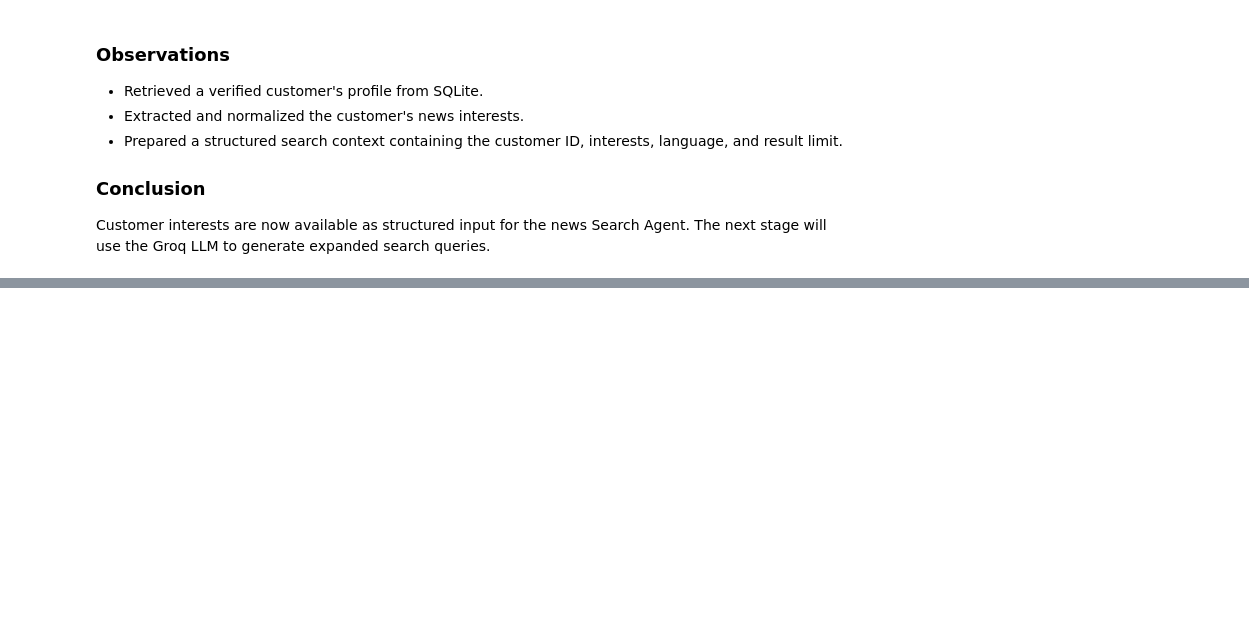
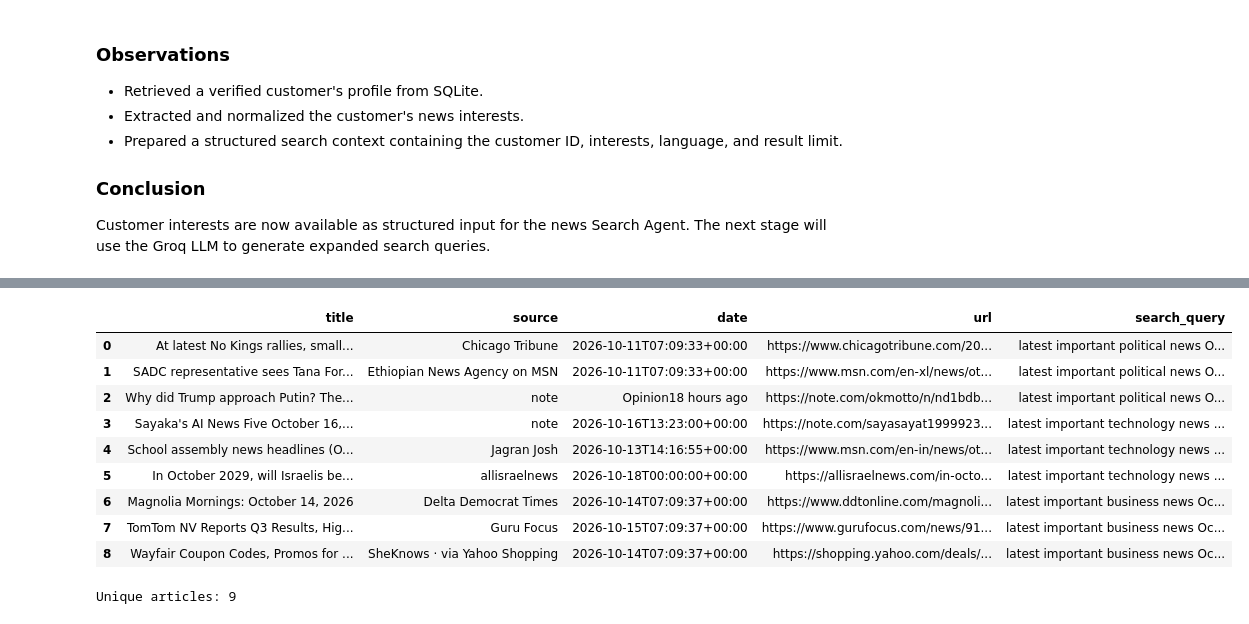
Before and after one commit to timayabi2020/newsfindr, a Jupyter notebook: NewsFindr.ipynb, the cells around one changed output, grey strips where cells are left out. Cells and saved outputs as stored; diff of their text form; code cells hidden in the pictures; blank space fills up the shorter version.

Commit message:
Retrieved articles

```diff
--- a/NewsFindr.ipynb
+++ b/NewsFindr.ipynb
@@ -568,0 +636,11 @@ Groq LLM to generate expanded search queries.
+# %%
+
+expanded_queries = expand_search_queries(
+    interests=search_context["interests"],
+    user_query="Find the latest important news"
+)
+
+print("Expanded News Search Queries:\n")
+
+for index, query in enumerate(expanded_queries, start=1):
+    print(f"{index}. {query}")
@@ -568,0 +768,17 @@ Groq LLM to generate expanded search queries.
+# %%
+
+all_news_results = []
+
+for query in expanded_queries:
+    print(f"\nSearching: {query}")
+
+    results = search_news(
+        query=query,
+        max_results=3
+    )
+
+    print(f"Retrieved {len(results)} articles")
+
+    all_news_results.extend(results)
+
+print("\nTotal articles retrieved:", len(all_news_results))
@@ -568,0 +796,28 @@ Groq LLM to generate expanded search queries.
+# %%
+
+news_df = pd.DataFrame(all_news_results)
+
+if not news_df.empty:
+    news_df = news_df.drop_duplicates(subset=["url"])
+
+    display(
+        news_df[
+            ["title", "source", "date", "url", "search_query"]
+        ]
+    )
+
+    print("Unique articles:", len(news_df))
+else:
+    print("No news articles were retrieved.")
+# %% [output]
+|  | title | source | date | url | search_query |
+| 0 | At latest No Kings rallies, small... | Chicago Tribune | 2026-10-11T07:09:33+00:00 | https://www.chicagotribune.com/20... | latest important political news O... |
+| 1 | SADC representative sees Tana For... | Ethiopian News Agency on MSN | 2026-10-11T07:09:33+00:00 | https://www.msn.com/en-xl/news/ot... | latest important political news O... |
+| 2 | Why did Trump approach Putin? The... | note | Opinion18 hours ago | https://note.com/okmotto/n/nd1bdb... | latest important political news O... |
+| 3 | Sayaka's AI News Five October 16,... | note | 2026-10-16T13:23:00+00:00 | https://note.com/sayasayat1999923... | latest important technology news ... |
+| 4 | School assembly news headlines (O... | Jagran Josh | 2026-10-13T14:16:55+00:00 | https://www.msn.com/en-in/news/ot... | latest important technology news ... |
+| 5 | In October 2029, will Israelis be... | allisraelnews | 2026-10-18T00:00:00+00:00 | https://allisraelnews.com/in-octo... | latest important technology news ... |
+| 6 | Magnolia Mornings: October 14, 2026 | Delta Democrat Times | 2026-10-14T07:09:37+00:00 | https://www.ddtonline.com/magnoli... | latest important business news Oc... |
+| 7 | TomTom NV Reports Q3 Results, Hig... | Guru Focus | 2026-10-15T07:09:37+00:00 | https://www.gurufocus.com/news/91... | latest important business news Oc... |
+| 8 | Wayfair Coupon Codes, Promos for ... | SheKnows · via Yahoo Shopping | 2026-10-14T07:09:37+00:00 | https://shopping.yahoo.com/deals/... | latest important business news Oc... |
+Unique articles: 9
```
Also changed, not shown: parts of 10 cells of this notebook.
